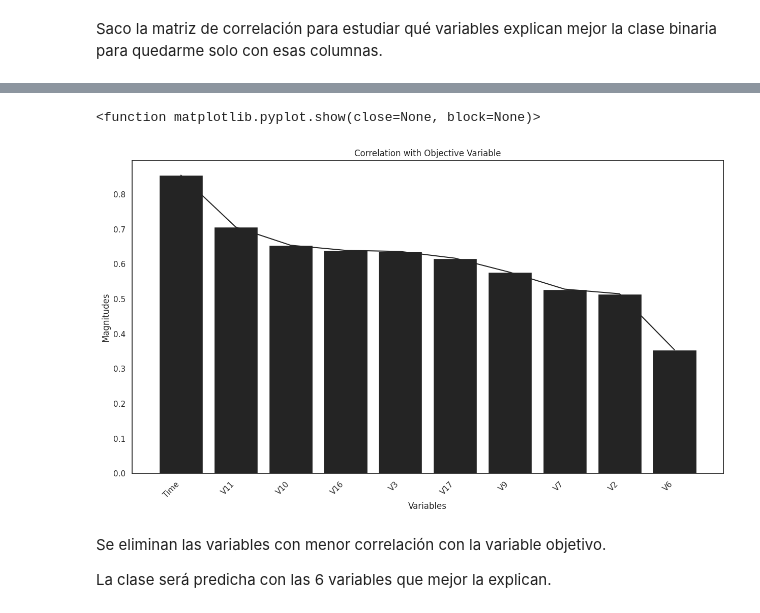
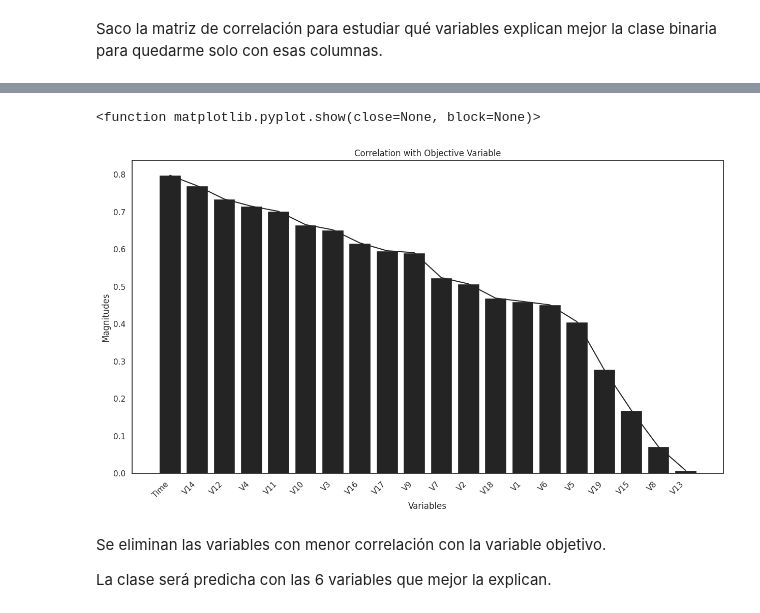
Before and after one commit to Ana-AlonsoCanizares/Quantum_computing4, a Jupyter notebook: SVM_classic_qc_Ana_Alonso.ipynb, the cells around one changed output, grey strips where cells are left out. Drawn from its saved outputs; the diff is of its cells as text; code cells hidden in the pictures.

```diff
--- a/SVM_classic_qc_Ana_Alonso.ipynb
+++ b/SVM_classic_qc_Ana_Alonso.ipynb
@@ -94,7 +76,7 @@ Mezclamos los registros para que no aparezcan las clases que son iguales todas s
 # %%
 df_class1 = df_nona.loc[df_nona["class"] == 1.0]
 df_class0 = df_nona.loc[df_nona["class"] == 0.0]
-df_class0 = df_class0[0:1800]
+df_class0 = df_class0[0:800]
 df = pd.concat([df_class1, df_class0], axis=0)
 
 df = df.sample(frac=1).reset_index(drop=True)
@@ -130,7 +112,7 @@ Observamos que las más correlacionadas son Time, V2, V3, V6, V7, V9, V10, V11,
 
 A continuación, elimino el resto de columnas.
 # %%
-df_to_use = df.drop(columns=['V1','V4','V5','V8','V12','V13','V14','V15','V18','V19','V20','V21','V22','V23','V24','V25','V26','V27','V28','Amount'])
+df_to_use = df.drop(columns=['V20','V21','V22','V23','V24','V25','V26','V27','V28','Amount'])
 # %%
 cor_mtx = df_to_use.corr()
 df_corr = pd.DataFrame(cor_mtx)
@@ -155,15 +150,15 @@ Saco un diagrama de barras para ver la correlación de las variables escogidas f
 # %%
 plt.figure(figsize=(15, 8))
-plt.bar(df_corr.iloc[:10, 10].abs().sort_values(ascending=False).index, df_corr.iloc[:10, 10].abs().sort_values(ascending=False).values)
-plt.plot(df_corr.iloc[:10, 10].abs().sort_values(ascending=False).index, df_corr.iloc[:10, 10].abs().sort_values(ascending=False).values)
+plt.bar(df_corr.iloc[:20,20].abs().sort_values(ascending=False).index, df_corr.iloc[:20,20].abs().sort_values(ascending=False).values)
+plt.plot(df_corr.iloc[:20,20].abs().sort_values(ascending=False).index, df_corr.iloc[:20,20].abs().sort_values(ascending=False).values)
 plt.xlabel('Variables')
 plt.ylabel('Magnitudes')
 plt.title('Correlation with Objective Variable')
 plt.xticks(rotation=45, ha='right')
 plt.show
 # %% [output]
 <function matplotlib.pyplot.show(close=None, block=None)>
-[figure, old version]
+[figure, new version]
 # %% [markdown]
 Se eliminan las variables con menor correlación con la variable objetivo.
 
```
Also changed, not shown: parts of 50 cells of this notebook.
